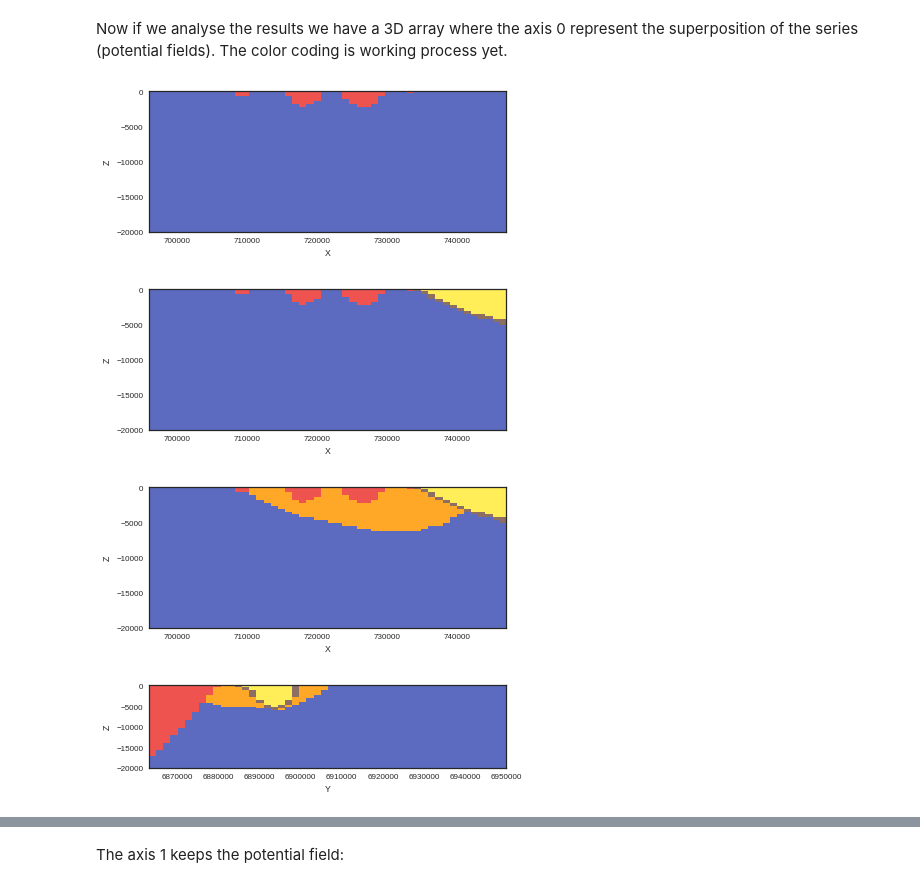
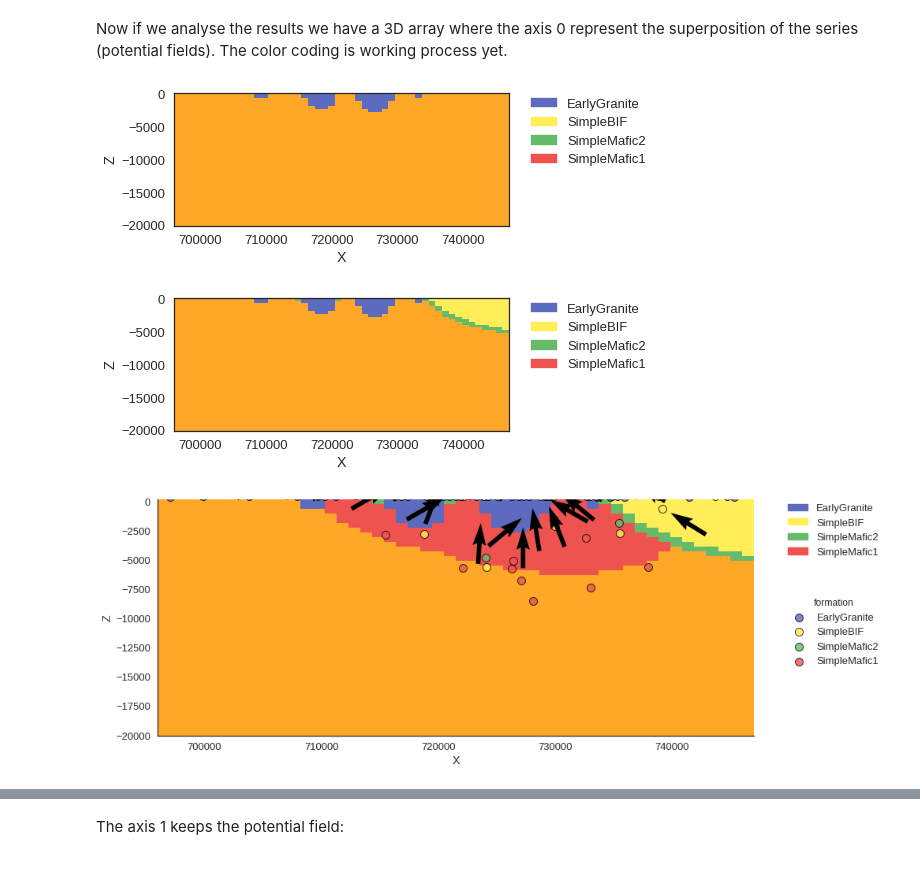
Before and after one commit to gempy-project/gempy, a Jupyter notebook: Tutorial/ch2.ipynb, the cells around one changed output, grey strips where cells are left out. Drawn from its saved outputs; the diff is of its cells as text; code cells hidden in the pictures.

```diff
--- a/Tutorial/ch2.ipynb
+++ b/Tutorial/ch2.ipynb
@@ -86,5 +79,5 @@ gp.get_stratigraphic_pile(geo_data)
 # %%
-geo_data.set_formation_number(['EarlyGranite', 'SimpleMafic2', 'SimpleBIF', 'SimpleMafic1'])
+#geo_data.set_formation_number(['EarlyGranite', 'SimpleMafic2', 'SimpleBIF', 'SimpleMafic1'])
 # %% [markdown]
 ## Computing the model
 # %% [markdown]
@@ -96,2 +90,0 @@ interp_data = gp.InterpolatorInput(geo_data)
-# %%
-interp_data.geo_data_res.set_formation_number(['EarlyGranite', 'SimpleMafic2', 'SimpleBIF', 'SimpleMafic1'])
@@ -119,2 +91,2 @@ interp_data.geo_data_res.interfaces
 # %%
-sol = gp.compute_model(interp_data)
+lith_block, fault_block = gp.compute_model(interp_data)
@@ -124,17 +112,13 @@ sol = gp.compute_model(interp_data)
 Now if we analyse the results we have a 3D array where the axis 0 represent the superposition of the series (potential fields). The color coding is working process yet.
 # %%
 import matplotlib.pyplot as plt
-gp.plot_section(geo_data, sol[0,0,:], 11)
+gp.plot_section(geo_data, lith_block[0,0], 11)
 plt.show()
-gp.plot_section(geo_data, sol[1,0,:], 11)
+gp.plot_section(geo_data, lith_block[1,0], 11)
 plt.show()
-gp.plot_section(geo_data, sol[2,0,:], 11)
+gp.plot_section(geo_data, lith_block[2,0], 11, plot_data=True)
 plt.show()
 # %% [output]
-[figure, old version]
+[figure, new version]
-[figure, old version]
+[figure, new version]
-[figure, old version]
+[figure, new version]
-# %%
-gp.plot_section(geo_data, sol[2,0,:], 25, direction='x')
-# %% [output]
-[figure, removed]
```
Also changed, not shown: parts of 20 cells of this notebook, 6 other files.
